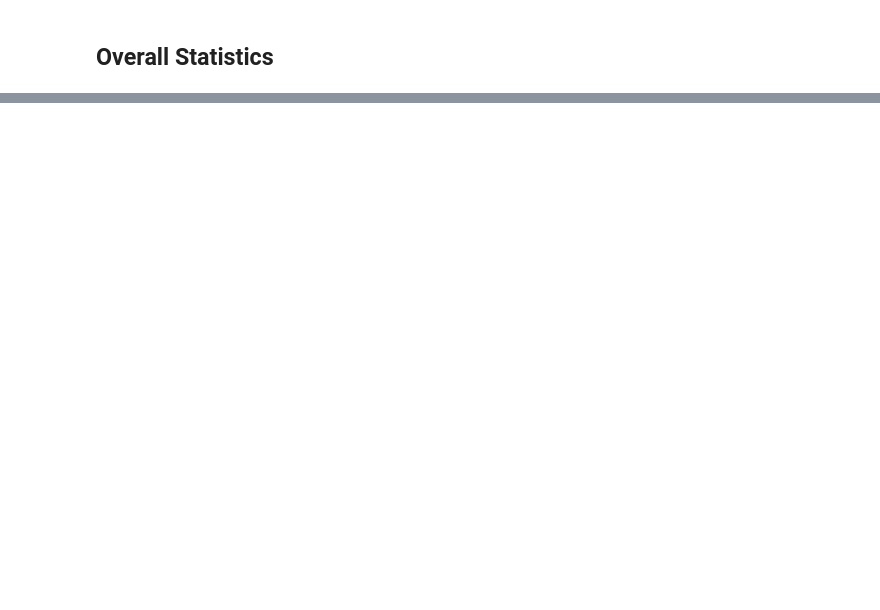
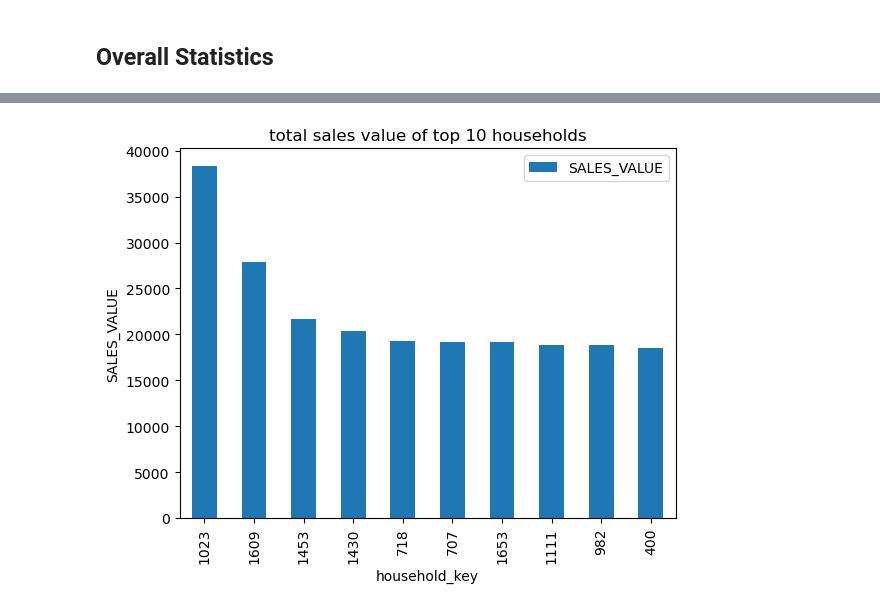
Before and after one commit to DanhHoangLongDuong/Acquisition-Target-Analysis, a Jupyter notebook: main.ipynb, the cells around one changed output, grey strips where cells are left out. Saved outputs shown, nothing was run; the diff lists cells and outputs as text; code cells hidden in the pictures; blank space fills up the shorter version.

```diff
--- a/main.ipynb
+++ b/main.ipynb
@@ -140,0 +211,11 @@ transactions
+# %%
+(transactions
+    .groupby("household_key")
+    .agg({"SALES_VALUE":"sum"})
+    .sort_values(by="SALES_VALUE", ascending=False)
+).iloc[:10].reset_index().plot.bar(x="household_key",
+                                   y="SALES_VALUE",
+                                   ylabel="SALES_VALUE",
+                                   title="total sales value of top 10 households");
+# %% [output]
+[figure, added]
```
Also changed, not shown: parts of 19 cells of this notebook.
